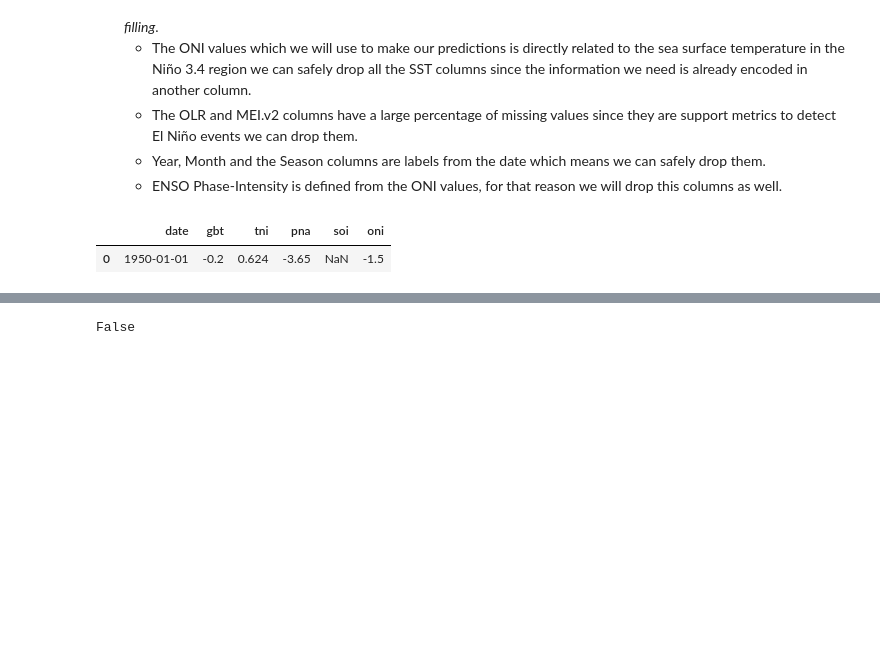
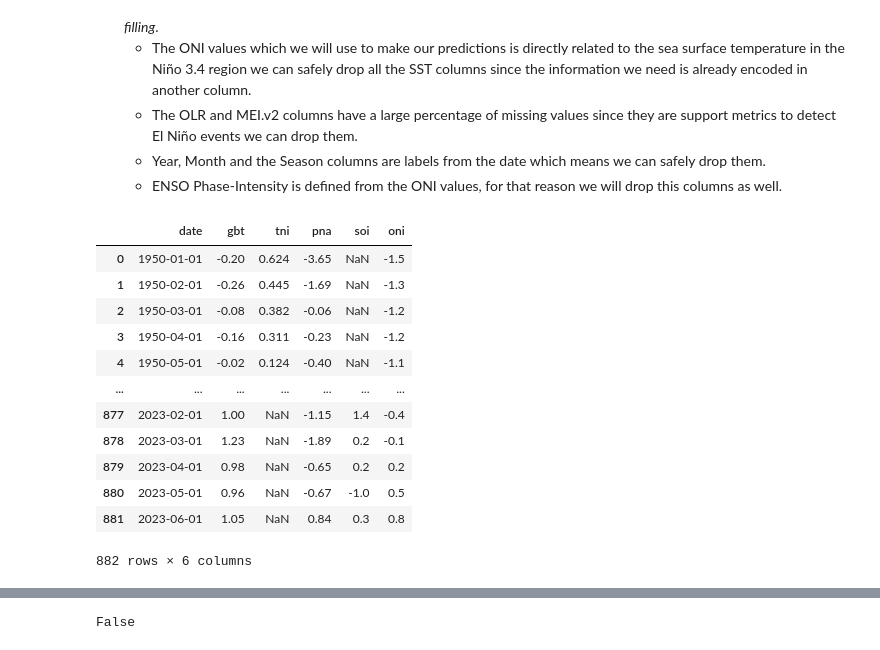
Before and after one commit to agraglez/enso-analysis, a Jupyter notebook: notebooks/enso-analysis.ipynb, the cells around one changed output, grey strips where cells are left out. Saved outputs shown, nothing was run; the diff lists cells and outputs as text; code cells hidden in the pictures; blank space fills up the shorter version.

```diff
--- a/notebooks/enso-analysis.ipynb
+++ b/notebooks/enso-analysis.ipynb
@@ -621,7 +621,17 @@ enso_oni.rename(columns = {'Date':'date', 'Global Temperature Anomalies':'gbt',
 # %%
 enso_oni['date'] = pd.to_datetime(enso_oni['date'])
 enso_oni.sort_values(by='date')
-enso_oni.head(1)
 # %% [output]
 |  | date | gbt | tni | pna | soi | oni |
-| 0 | 1950-01-01 | -0.2 | 0.624 | -3.65 | NaN | -1.5 |
+| 0 | 1950-01-01 | -0.20 | 0.624 | -3.65 | NaN | -1.5 |
+| 1 | 1950-02-01 | -0.26 | 0.445 | -1.69 | NaN | -1.3 |
+| 2 | 1950-03-01 | -0.08 | 0.382 | -0.06 | NaN | -1.2 |
+| 3 | 1950-04-01 | -0.16 | 0.311 | -0.23 | NaN | -1.2 |
+| 4 | 1950-05-01 | -0.02 | 0.124 | -0.40 | NaN | -1.1 |
+| ... | ... | ... | ... | ... | ... | ... |
+| 877 | 2023-02-01 | 1.00 | NaN | -1.15 | 1.4 | -0.4 |
+| 878 | 2023-03-01 | 1.23 | NaN | -1.89 | 0.2 | -0.1 |
+| 879 | 2023-04-01 | 0.98 | NaN | -0.65 | 0.2 | 0.2 |
+| 880 | 2023-05-01 | 0.96 | NaN | -0.67 | -1.0 | 0.5 |
+| 881 | 2023-06-01 | 1.05 | NaN | 0.84 | 0.3 | 0.8 |
+882 rows × 6 columns
```
Also changed, not shown: parts of 23 cells of this notebook.
